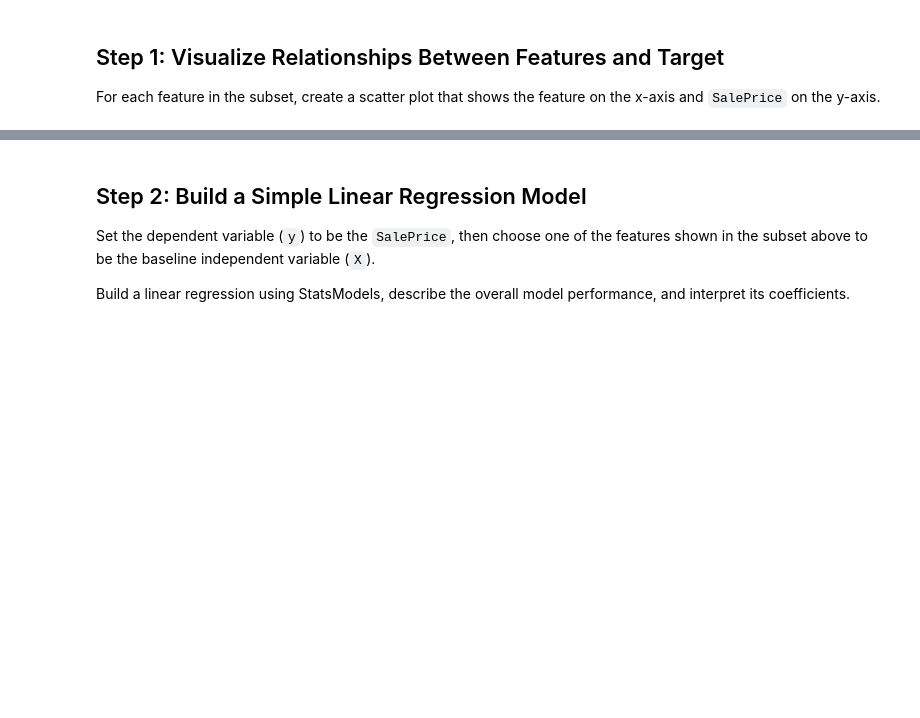
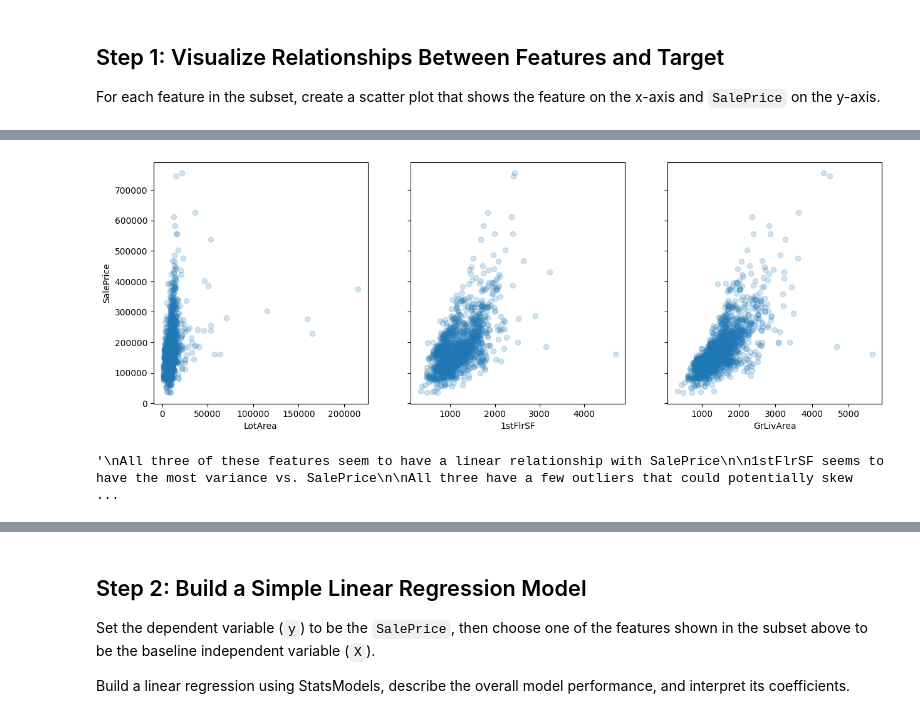
Before and after one commit to mojay6111/DSC_Phase_3_Week_1, a Jupyter notebook: Multiple-linear-regression-statsmodels-lab/lab_reg.ipynb, the cells around one changed output, grey strips where cells are left out. Cells and saved outputs as stored; diff of their text form; code cells hidden in the pictures; blank space fills up the shorter version.

```diff
--- a/Multiple-linear-regression-statsmodels-lab/lab_reg.ipynb
+++ b/Multiple-linear-regression-statsmodels-lab/lab_reg.ipynb
@@ -69,2 +98,23 @@ For each feature in the subset, create a scatter plot that shows the feature on
+# %%
+import matplotlib.pyplot as plt
+
+fig, axes = plt.subplots(ncols=3, figsize=(15,5), sharey=True)
+axes[0].set_ylabel("SalePrice")
+
+for i, col in enumerate(ames_subset.drop("SalePrice", axis=1).columns):
+    ax = axes[i]
+    ax.scatter(ames_subset[col], ames_subset["SalePrice"], alpha=0.2)
+    ax.set_xlabel(col)
+# %% [output]
+[figure, added]
 # %%
 # Your written answer here - do these seem like good candidates for linear regression?
+"""
+All three of these features seem to have a linear relationship with SalePrice
+
+1stFlrSF seems to have the most variance vs. SalePrice
+
+All three have a few outliers that could potentially skew the results
+"""
+# %% [output]
+'\nAll three of these features seem to have a linear relationship with SalePrice\n\n1stFlrSF seems to have the most variance vs. SalePrice\n\nAll three have a few outliers that could potentially skew  ...
```
Also changed, not shown: parts of 23 cells of this notebook.
